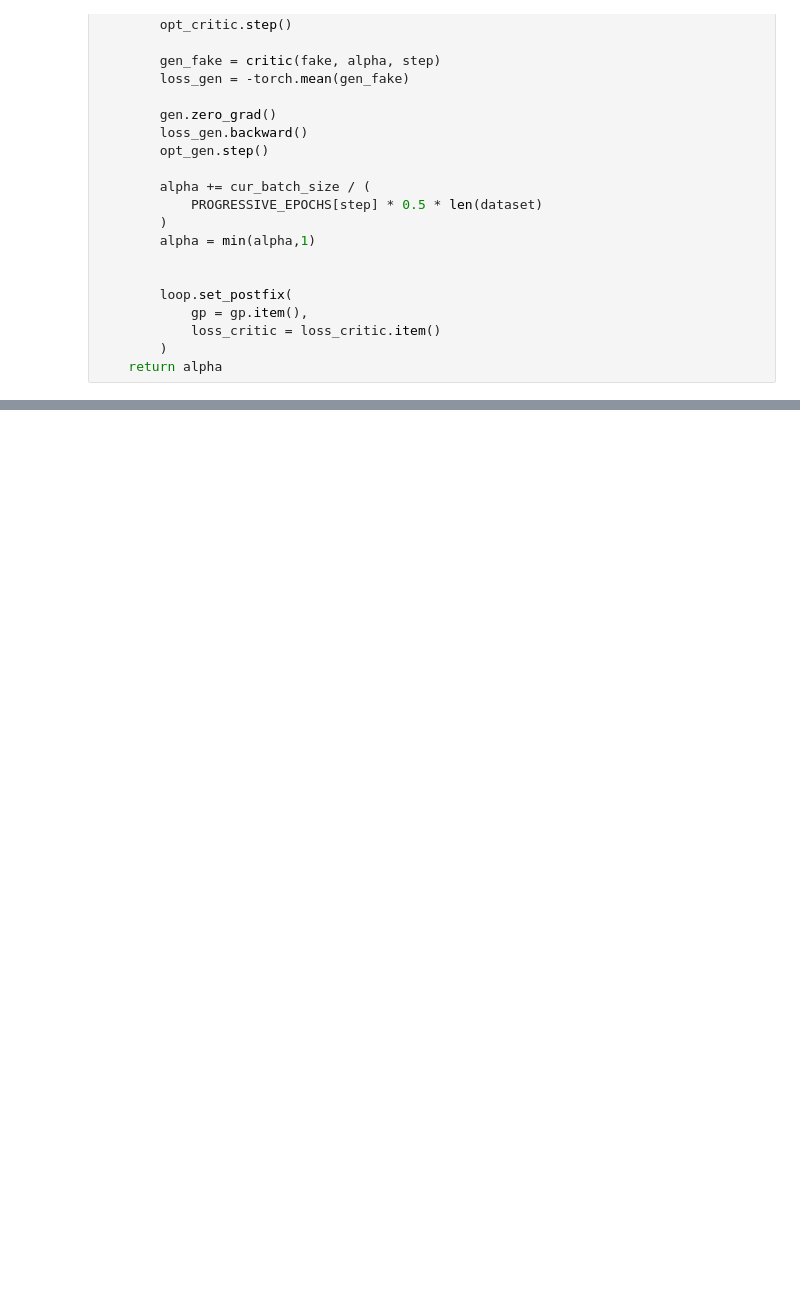
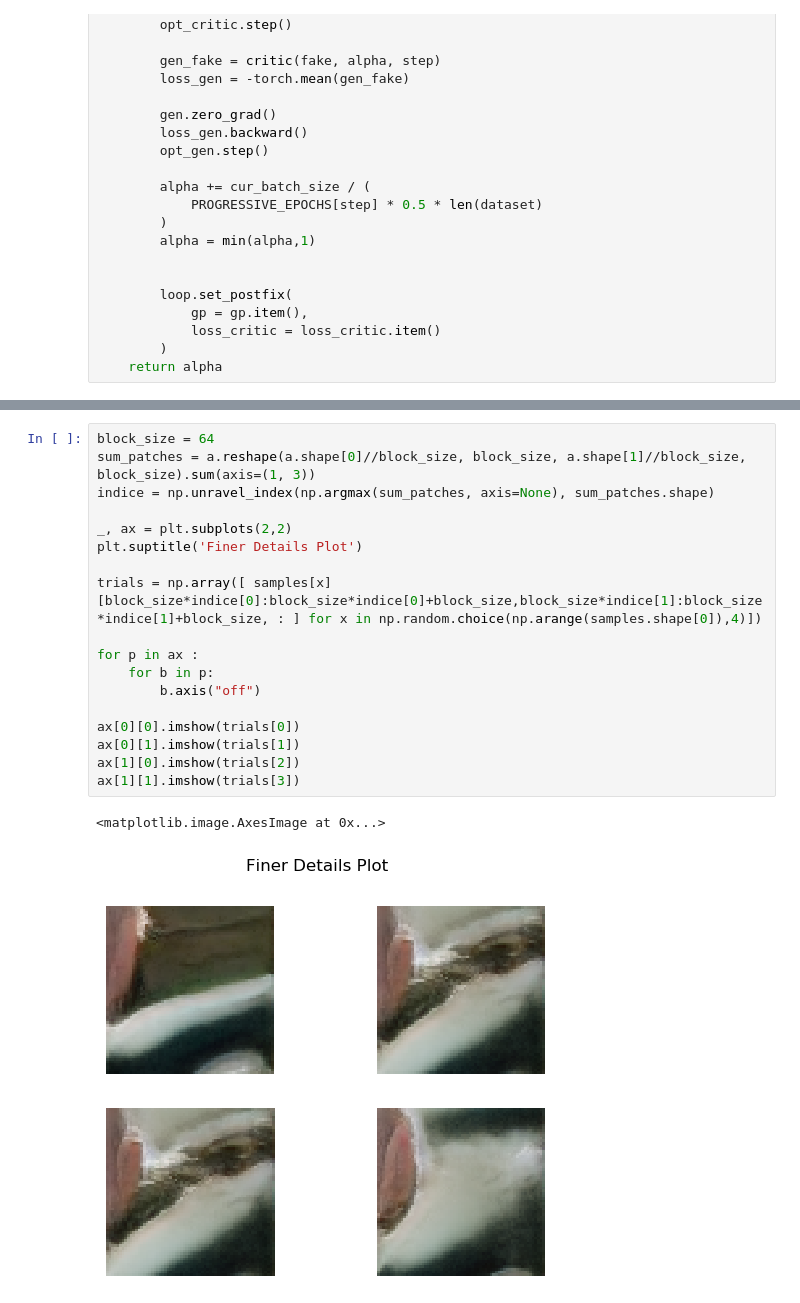
Before and after one commit to Aa20475/StyleGAN, a Jupyter notebook: Main.ipynb, the cells around one changed output, grey strips where cells are left out. Saved outputs shown, nothing was run; the diff lists cells and outputs as text; blank space fills up the shorter version.

```diff
--- a/Main.ipynb
+++ b/Main.ipynb
@@ -509,0 +620,21 @@ Epoch [15/ 30
+# %%
+block_size = 64
+sum_patches = a.reshape(a.shape[0]//block_size, block_size, a.shape[1]//block_size, block_size).sum(axis=(1, 3))
+indice = np.unravel_index(np.argmax(sum_patches, axis=None), sum_patches.shape)
+
+_, ax = plt.subplots(2,2)
+plt.suptitle('Finer Details Plot')
+
+trials = np.array([ samples[x][block_size*indice[0]:block_size*indice[0]+block_size,block_size*indice[1]:block_size*indice[1]+block_size, : ] for x in np.random.choice(np.arange(samples.shape[0]),4)])
+
+for p in ax :
+    for b in p:
+        b.axis("off")
+
+ax[0][0].imshow(trials[0])
+ax[0][1].imshow(trials[1])
+ax[1][0].imshow(trials[2])
+ax[1][1].imshow(trials[3])
+# %% [output]
+<matplotlib.image.AxesImage at 0x...>
+[figure, added]
```
Also changed, not shown: parts of 19 cells of this notebook, 27 other files.
